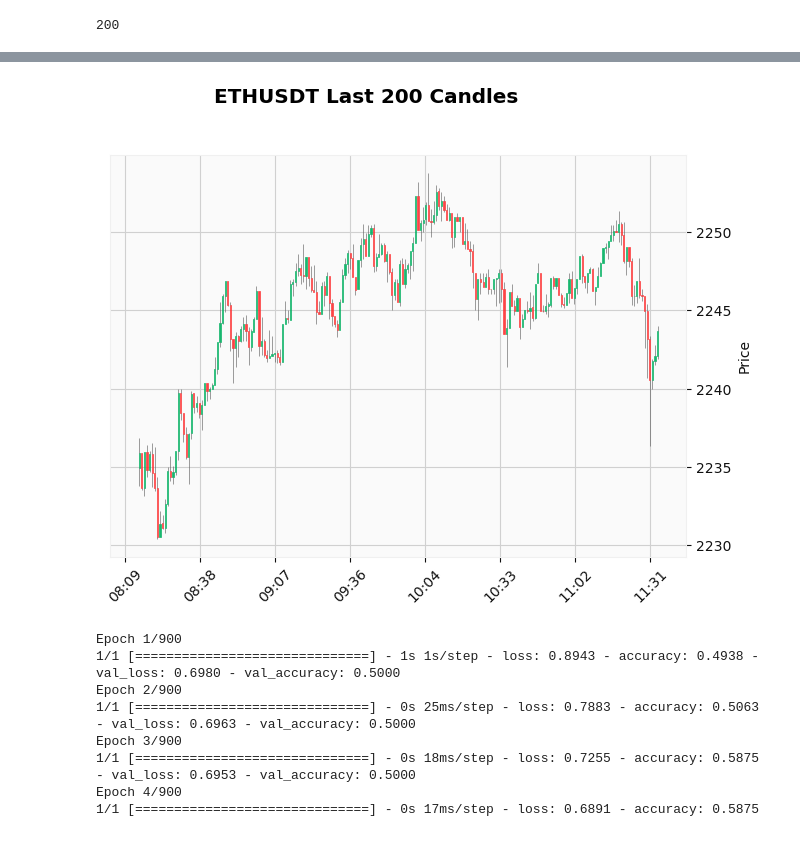
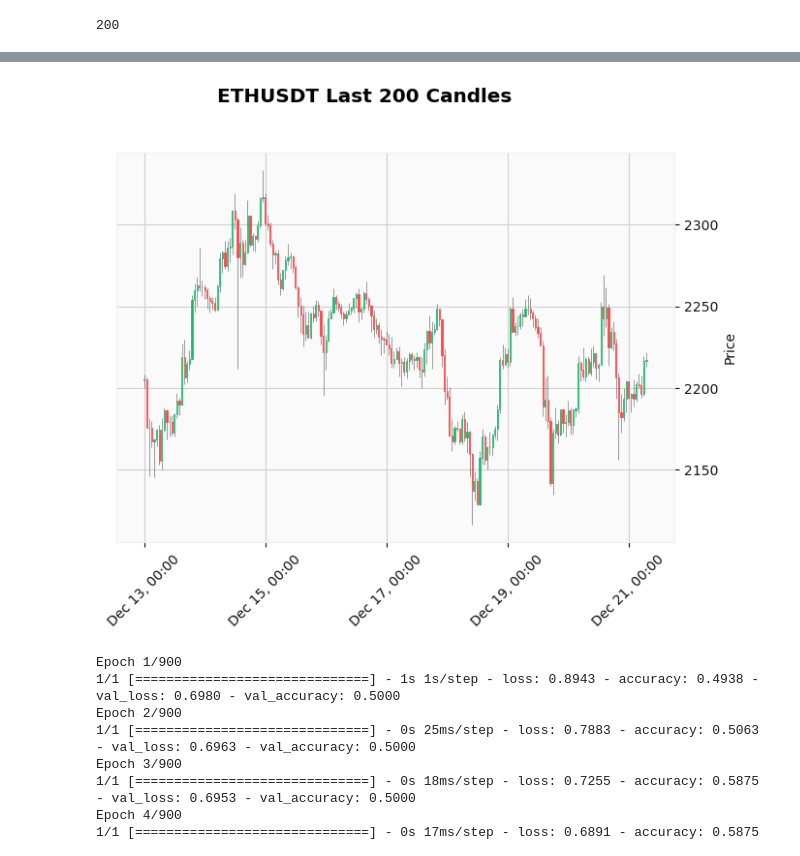
Before and after one commit to Frogleim/Trade-Bot, a Jupyter notebook: core/trade/Untitled Folder/Untitled1.ipynb, the cells around one changed output, grey strips where cells are left out. Saved outputs shown, nothing was run; the diff lists cells and outputs as text; code cells hidden in the pictures.

```diff
--- a/core/trade/Untitled Folder/Untitled1.ipynb
+++ b/core/trade/Untitled Folder/Untitled1.ipynb
@@ -10,7 +10,7 @@ api_key = 'iyJXPaZztWrimkH6V57RGvStFgYQWRaaMdaYBQHHIEv0mMY1huCmrzTbXkaBjLFh'
 api_secret = 'hmrus7zI9PW2EXqsDVovoS2cEFRVsxeETGgBf4XJInOLFcmIXKNL23alGRNRbXKI'
 client = Client(api_key, api_secret)
 # %%
-interval='1m'
+interval='1h'
 symbol = 'ETHUSDT'
 n = 200
 # %%
@@ -27,13 +27,13 @@ close_prices = [float(kline[4]) for kline in klines]
 date=pd.to_datetime(timestamps, unit='ms')
 
 # Create a DataFrame with DatetimeIndex
-df = pd.DataFrame({
+new_data = pd.DataFrame({
     'date': date,
     'open': open_prices,
     'high': high_prices,
     'low': low_prices,
     'close': close_prices,
 }, index=pd.to_datetime(timestamps, unit='ms'))
-print(df.head)
+print(new_data.head)
 # %% [output]
 <bound method NDFrame.head of                                    date     open     high      low    close
@@ -56,7 +53,7 @@ print(df.head)
 # %%
-mpf.plot(df, type='candle', style='yahoo', title=f'{symbol} Last {n} Candles', ylabel='Price', show_nontrading=True)
+mpf.plot(new_data, type='candle', style='yahoo', title=f'{symbol} Last {n} Candles', ylabel='Price', show_nontrading=True)
 # %% [output]
-[figure, old version]
+[figure, new version]
 # %%
 import pandas as pd
 import numpy as np
```
Also changed, not shown: parts of 11 cells of this notebook, 12 other files.
